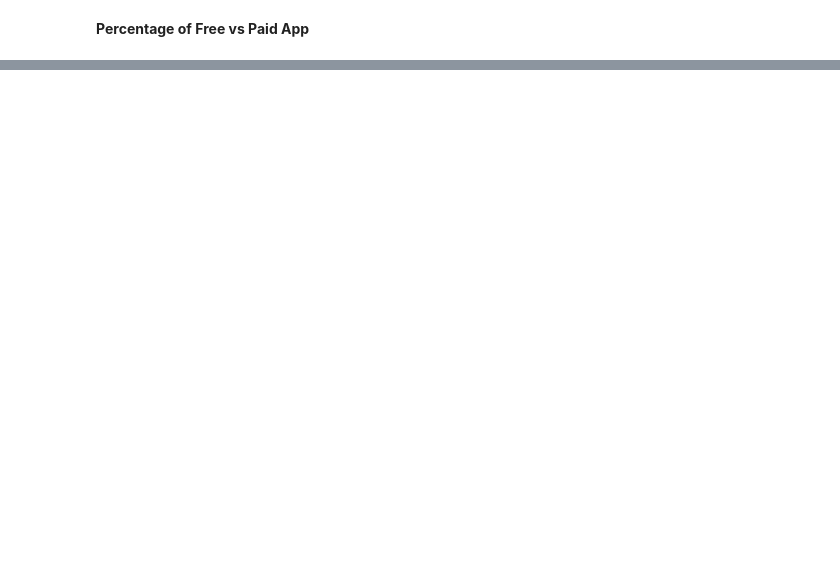
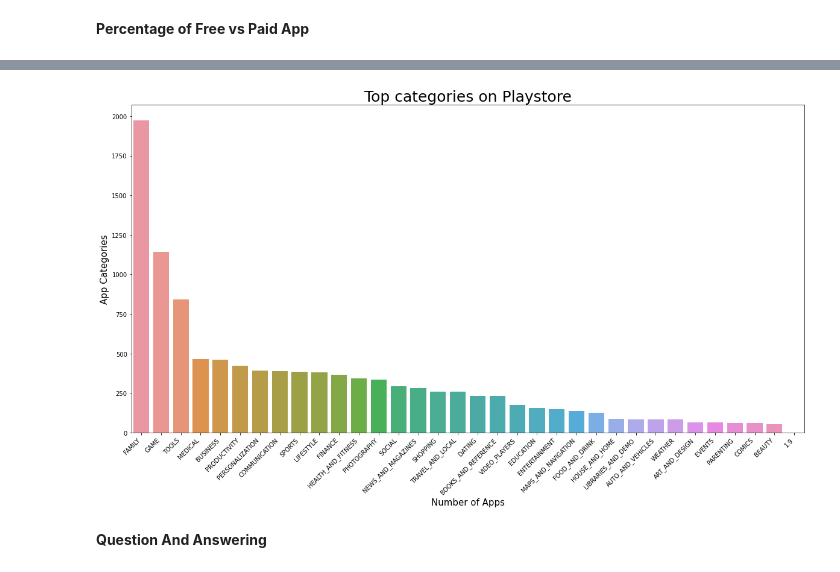
Before and after one commit to pratikjori20/Play-Store-App-Review-Analysis, a Jupyter notebook: Play_Store_App_Review_Analysis.ipynb, the cells around one changed output, grey strips where cells are left out. Saved outputs shown, nothing was run; the diff lists cells and outputs as text; code cells hidden in the pictures; blank space fills up the shorter version.

```diff
--- a/Play_Store_App_Review_Analysis.ipynb
+++ b/Play_Store_App_Review_Analysis.ipynb
@@ -319,0 +528,21 @@ plt.show()
+# %%
+# difine the plot veriables
+x = df['Category'].value_counts()
+y = df['Category'].value_counts().index
+x_list = []
+y_list = []
+for i in range(len(x)):
+    x_list.append(x[i])
+    y_list.append(y[i])
+# %%
+# Number of apps belonging to each category in the playstore
+plt.figure(figsize=(20,10))
+plt.xlabel('Number of Apps', size=15)
+plt.ylabel('App Categories', size=15)
+graph = sns.barplot(y = x_list, x = y_list,)
+graph.set_title("Top categories on Playstore", fontsize = 25)
+graph.set_xticklabels(graph.get_xticklabels(), rotation= 45, horizontalalignment='right',);
+# %% [output]
+[figure, added]
+# %% [markdown]
+<B> Question And Answering
```
Also changed, not shown: parts of 27 cells of this notebook.
